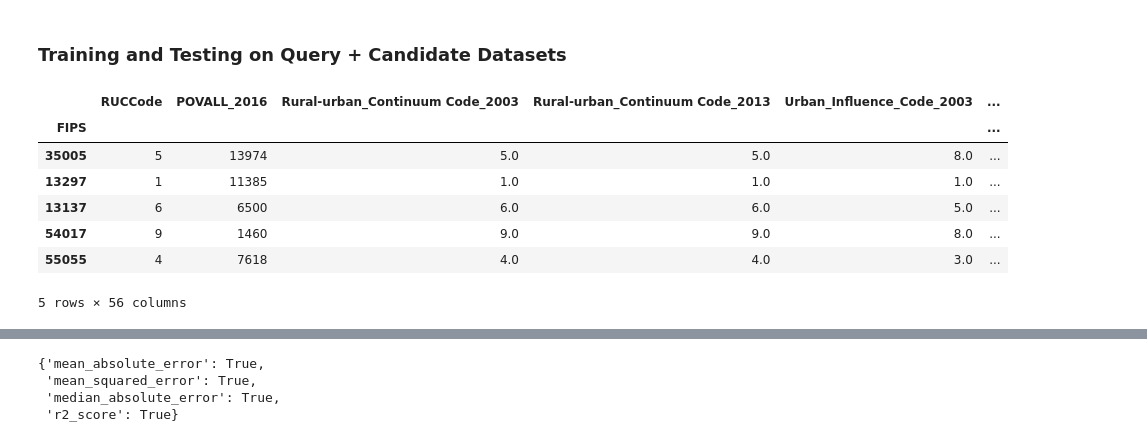
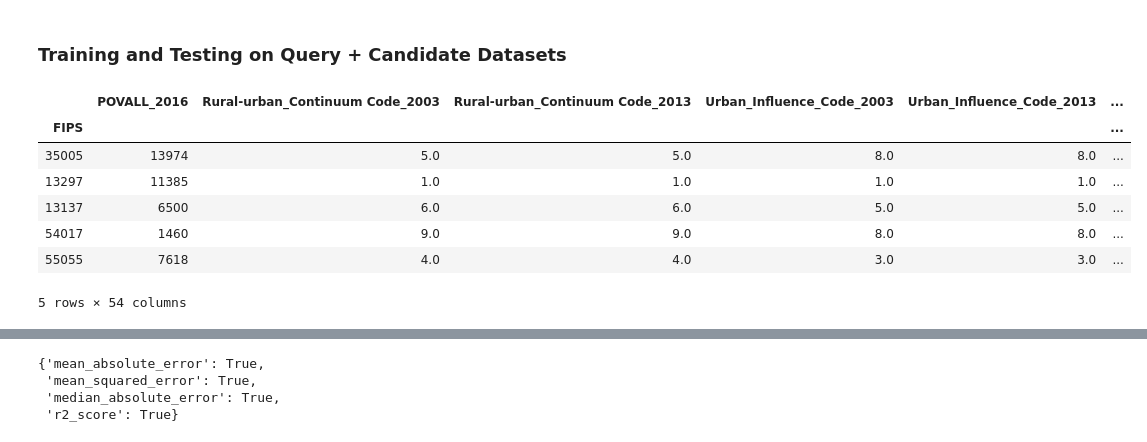
Before and after one commit to VIDA-NYU/prida, a Jupyter notebook: use-cases/check-improvement-after-augmentation.ipynb, the cells around one changed output, grey strips where cells are left out. Drawn from its saved outputs; the diff is of its cells as text; code cells hidden in the pictures.

```diff
--- a/use-cases/check-improvement-after-augmentation.ipynb
+++ b/use-cases/check-improvement-after-augmentation.ipynb
@@ -380,3 +585,7 @@ scorecard.head()
+# %%
+# dropping repeated columns
+for col in set(college_debt.columns).intersection(set(scorecard.columns)):
+    scorecard.drop(col, axis=1, inplace=True)
 # %%
 scorecard.dtypes
 # %% [output]
@@ -503,6 +712,9 @@ poverty_estimation.head()
 | 13137 | 6 | 6500 |
 | 54017 | 9 | 1460 |
 | 55055 | 4 | 7618 |
+# %%
+# removing categorical data
+poverty_estimation.drop(['RUCCode'], axis=1, inplace=True)
 # %%
 population_estimate = pd.read_csv('data/poverty-estimation/PopulationEstimates.csv', encoding = 'ISO-8859-1')
 population_estimate = population_estimate[pd.notnull(population_estimate['FIPS'])]
@@ -537,3 +749,9 @@ population_estimate.head()
 | 1003 | 4.0 | 3.0 | 5.0 | 2.0 | ... |
 | 1005 | 6.0 | 6.0 | 6.0 | 6.0 | ... |
 5 rows × 42 columns
+# %%
+poverty_estimation = poverty_estimation.join(
+    population_estimate,
+    how='inner',
+    rsuffix='_r'
+)
@@ -571,8 +808,10 @@ unemployment.head()
 | 1005 | 6.0 | 6.0 | 0.0 | 6.3 | 8.8 | ... |
 # %%
 cols_remove = list()
-for col_1 in list(population_estimate.columns):
+for col_1 in list(poverty_estimation.columns):
     for col_2 in list(unemployment.columns):
-        if col_1.strip().lower() == col_2.strip().lower():
+        new_col_1 = '-'.join(re.split(r'[-_\s]', col_1.strip().lower()))
+        new_col_2 = '-'.join(re.split(r'[-_\s]', col_2.strip().lower()))
+        if new_col_1 == new_col_2:
             cols_remove.append(col_2)
 unemployment.drop(cols_remove, axis=1, inplace=True)
@@ -630,20 +849,20 @@ scores_query
 # %%
 # join dataset
 join_ = poverty_estimation.join(
-    population_unemployment,
+    unemployment,
     how='left',
     rsuffix='_r'
 )
 join_.head()
 # %% [output]
-|  | RUCCode | POVALL_2016 | Rural-urban_Continuum Code_2003 | Rural-urban_Continuum Code_2013 | Urban_Influence_Code_2003 | ... |
+|  | POVALL_2016 | Rural-urban_Continuum Code_2003 | Rural-urban_Continuum Code_2013 | Urban_Influence_Code_2003 | Urban_Influence_Code_2013 | ... |
 | FIPS |  |  |  |  |  | ... |
-| 35005 | 5 | 13974 | 5.0 | 5.0 | 8.0 | ... |
-| 13297 | 1 | 11385 | 1.0 | 1.0 | 1.0 | ... |
-| 13137 | 6 | 6500 | 6.0 | 6.0 | 5.0 | ... |
-| 54017 | 9 | 1460 | 9.0 | 9.0 | 8.0 | ... |
-| 55055 | 4 | 7618 | 4.0 | 4.0 | 3.0 | ... |
+| 35005 | 13974 | 5.0 | 5.0 | 8.0 | 8.0 | ... |
+| 13297 | 11385 | 1.0 | 1.0 | 1.0 | 1.0 | ... |
+| 13137 | 6500 | 6.0 | 6.0 | 5.0 | 5.0 | ... |
+| 54017 | 1460 | 9.0 | 9.0 | 8.0 | 8.0 | ... |
+| 55055 | 7618 | 4.0 | 4.0 | 3.0 | 3.0 | ... |
-5 rows × 56 columns
+5 rows × 54 columns
 # %%
 join_.shape
 # %% [output]
```
Also changed, not shown: parts of 48 cells of this notebook, 15 other files.
